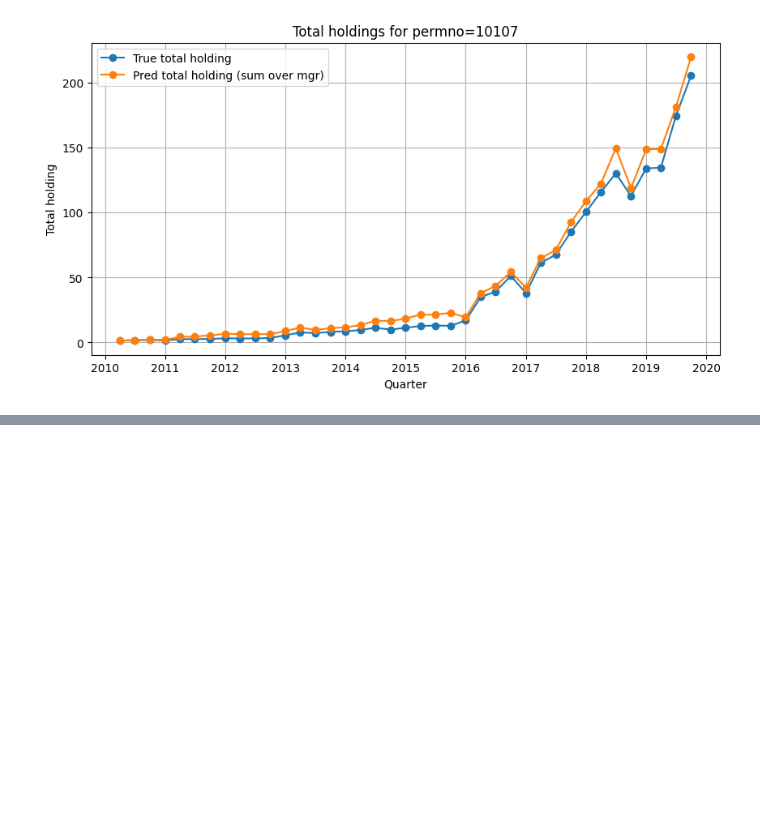
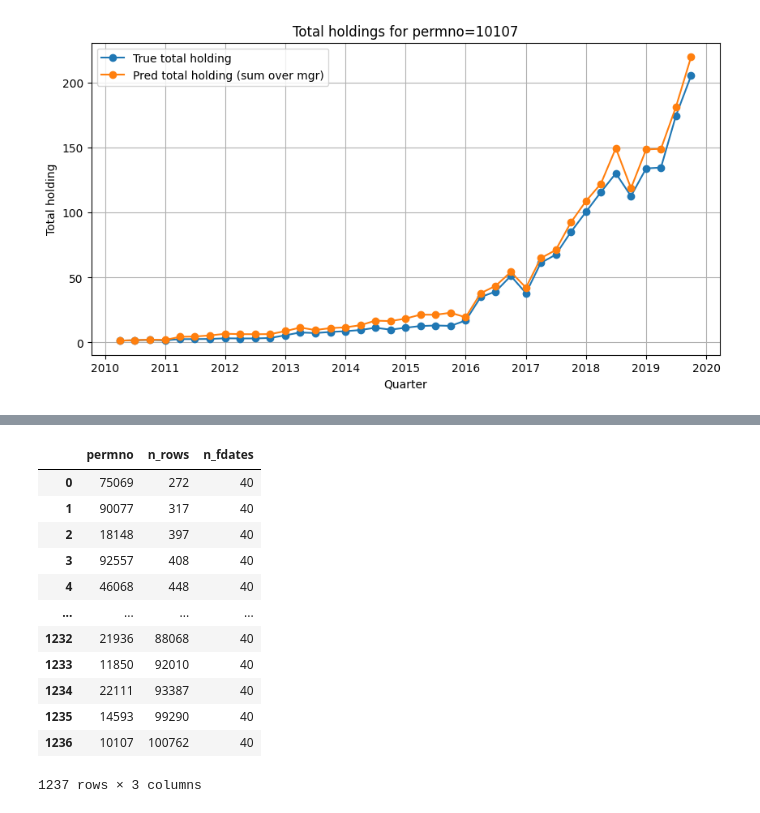
Before and after one commit to ycsama0703/dbap_test, a Jupyter notebook: multi_mgr.ipynb, the cells around one changed output, grey strips where cells are left out. Cells and saved outputs as stored; diff of their text form; code cells hidden in the pictures; blank space fills up the shorter version.

```diff
--- a/multi_mgr.ipynb
+++ b/multi_mgr.ipynb
@@ -133,0 +426,4 @@ agg, all_eval_df, mgr_list = predict_stock_all_investors(
+# %%
+# 全市场：找“每个 fdate 都有数据”的股票，并按总行数升序
+result = find_full_coverage_permnos_sorted_nodedup()
+result.head()
@@ -133,0 +437,16 @@ agg, all_eval_df, mgr_list = predict_stock_all_investors(
+# %%
+result
+# %% [output]
+|  | permno | n_rows | n_fdates |
+| 0 | 75069 | 272 | 40 |
+| 1 | 90077 | 317 | 40 |
+| 2 | 18148 | 397 | 40 |
+| 3 | 92557 | 408 | 40 |
+| 4 | 46068 | 448 | 40 |
+| ... | ... | ... | ... |
+| 1232 | 21936 | 88068 | 40 |
+| 1233 | 11850 | 92010 | 40 |
+| 1234 | 22111 | 93387 | 40 |
+| 1235 | 14593 | 99290 | 40 |
+| 1236 | 10107 | 100762 | 40 |
+1237 rows × 3 columns
```
Also changed, not shown: parts of 13 cells of this notebook, 7 other files.
